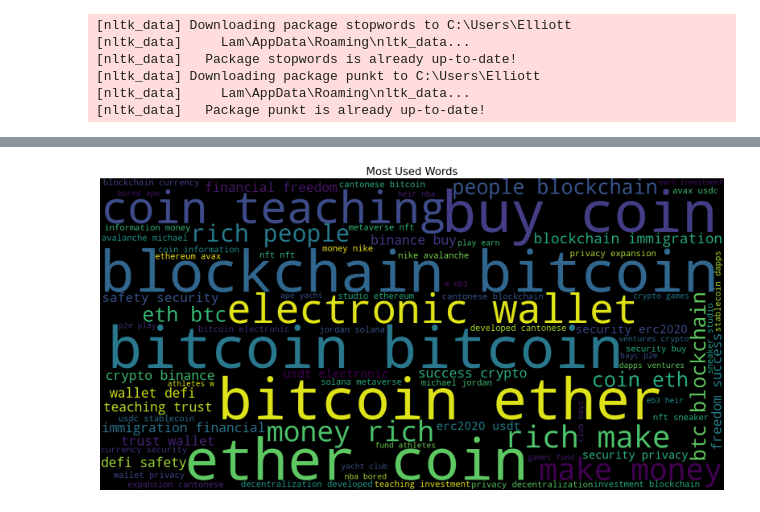
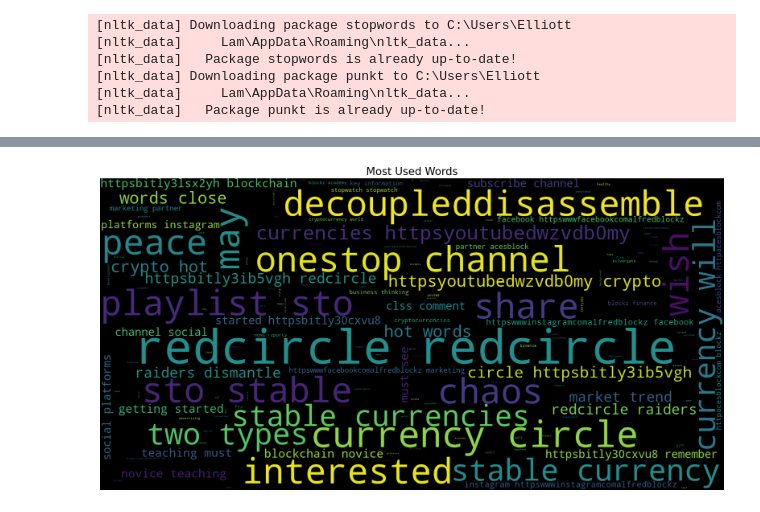
Before and after one commit to MelinaGurung/YouTube_Data_Analysis_with_YouTubeAPI, a Jupyter notebook: Testing Preprocessing.ipynb, the cells around one changed output, grey strips where cells are left out. Drawn from its saved outputs; the diff is of its cells as text; code cells hidden in the pictures.

Commit message:
Add files via upload
Some further testing of preprocessing

```diff
--- a/Testing Preprocessing.ipynb
+++ b/Testing Preprocessing.ipynb
@@ -38,20 +38,6 @@ df.head()
 | 4 | 4 | 4 | Blockz Finance 是您獲取商業思維、加密貨幣世界重點資... | [Celsius破產] 手法比FTX更高章｜客戶既錢就係我既錢 ｜... | 796 | UCcAyw5OwGXDMJfFx3q9U4XQ | 2023-01-11T11:30:06Z | ['投資', '致富', '賺錢', '有錢人', '區塊鏈', ... | ... |
 # %%
 #creating a text cleaning function
-
-#old text cleaning function
-# def text_cleaning(text):
-#     text = text.lower()
-
-#     text = text.translate(str.maketrans('', '', string.punctuation))
-
-#     text_tokens = word_tokenize(text)
-#     filtered_text = [w for w in text_tokens if not w in stop_words]
-#     return " ".join(filtered_text)
-
-
-
-#most recent text cleaning function
 def text_cleaning(text):
     # Convert text to lowercase
     text = text.lower()
@@ -62,17 +48,17 @@ def text_cleaning(text):
     # Remove special characters and punctuation
     text = re.sub(r'[^a-zA-Z0-9\s]', '', text)
 
-    # Tokenize the text
-    text_tokens = word_tokenize(text)
+    # # Tokenize the text
+    # text_tokens = word_tokenize(text)
 
-    # Remove stop words
-    stop_words = set(stopwords.words('english'))
-    filtered_text = [w for w in text_tokens if not w in stop_words]
+    # # Remove stop words
+    # # stop_words = set(stopwords.words('english'))
+    # # filtered_text = [w for w in text_tokens if not w in stop_words]
 
-    # Join the filtered tokens into a single string
-    cleaned_text = " ".join(filtered_text)
+    # # Join the filtered tokens into a single string
+    # cleaned_text = " ".join(filtered_text)
 
-    return cleaned_text
+    return text
 # %%
 #testing on translated tags only
 df2 = df['translated tags'] = df['translated tags'].apply(text_cleaning)
@@ -89,0 +73,6 @@ Name: translated tags, dtype: object
+# %%
+#testing on more columns
+columns_to_translate = ['translated titles', 'translated tags', 'translated descriptions']
+
+for column in columns_to_translate:
+    df[f'cleaned {column}'] = df[column].apply(text_cleaning)
@@ -89,0 +88,4 @@ Name: translated tags, dtype: object
+# %%
+#getting the cleaned titles, tags, descriptions
+df3 = df[['channel_ids', 'cleaned translated titles', 'cleaned translated tags', 'cleaned translated descriptions']].copy()
+df3.head()
@@ -90,12 +99,12 @@ Name: translated tags, dtype: object
 # %%
-#visualize the most used words by using word cloud
-text = ' '.join(df2)
+#visualize the most used words in descriptions by using word cloud
+text = ' '.join(df3['cleaned translated descriptions'])
 plt.figure(figsize = (20,15), facecolor = 'none')
 wordcloud = WordCloud(max_words = 500, width = 1600, height = 800).generate(text)
 plt.imshow(wordcloud, interpolation = 'bilinear')
 plt.axis('off')
 plt.title('Most Used Words', fontsize = 19)
 
 plt.show()
 # %% [output]
-[figure, old version]
+[figure, new version]
```
Also changed, not shown: parts of 19 cells of this notebook.
